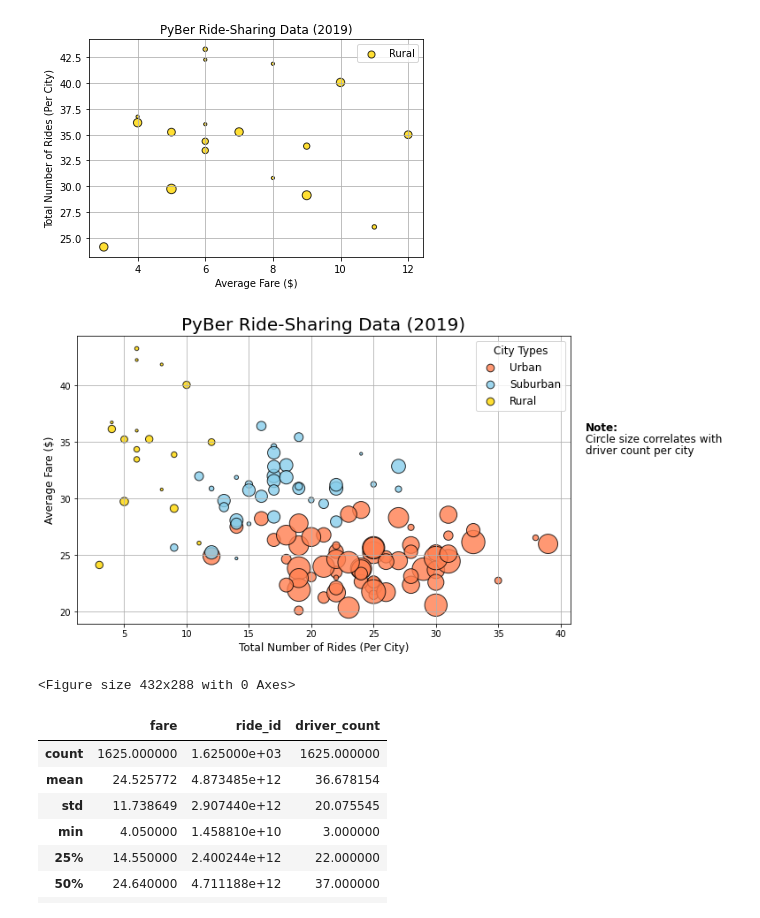
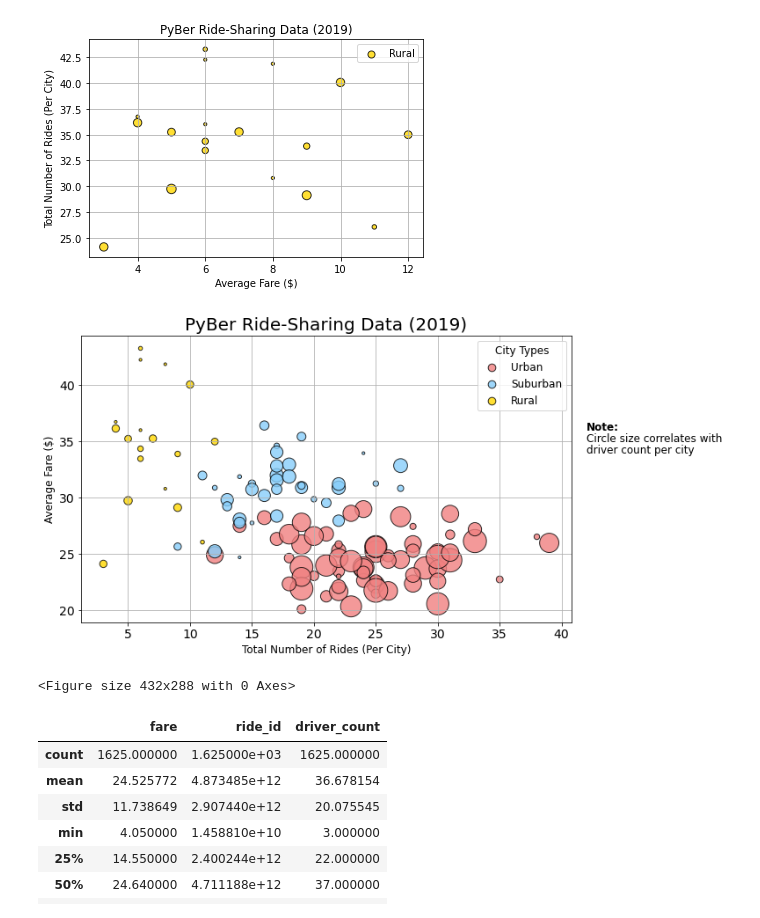
Before and after one commit to frankiebones/PyBer_Analysis, a Jupyter notebook: Pyber.ipynb, the cells around one changed output. Cells and saved outputs as stored; diff of their text form; code cells hidden in the pictures.

```diff
--- a/Pyber.ipynb
+++ b/Pyber.ipynb
@@ -206,47 +206,47 @@ plt.subplots(figsize=(10, 6))
 
 plt.scatter(urban_ride_count,
       avg_urban_fare,
-      s=10*avg_urban_drivers, c="coral",
+      s=10*avg_urban_drivers, c="lightcoral",
       edgecolor="black", linewidths=1,
       alpha=0.8, label="Urban")
 
 plt.scatter(sub_ride_count,
       avg_sub_fare,
-      s=10*avg_sub_drivers, c="skyblue",
+      s=10*avg_sub_drivers, c="lightskyblue",
       edgecolor="black", linewidths=1,
       alpha=0.8, label="Suburban")
 
 plt.scatter(rural_ride_count,
       avg_rural_fare,
       s=10*avg_rural_drivers, c="gold",
       edgecolor="black", linewidths=1,
       alpha=0.8, label="Rural")
 
 plt.title("PyBer Ride-Sharing Data (2019)", fontsize=20)
 plt.ylabel("Average Fare ($)", fontsize=12)
 plt.xlabel("Total Number of Rides (Per City)", fontsize=12)
 plt.grid(True)
 
 # Create a legend
 lgnd = plt.legend(fontsize="12", mode="Expanded",
          scatterpoints=1, loc="best", title="City Types")
 
 lgnd.legendHandles[0]._sizes = [75]
 lgnd.legendHandles[1]._sizes = [75]
 lgnd.legendHandles[2]._sizes = [75]
 lgnd.get_title().set_fontsize(12)
 
 plt.text(42, 36, "Note:", fontsize="12", weight='bold')
 plt.text(42, 35, "Circle size correlates with", fontsize="12")
 plt.text(42, 34, "driver count per city", fontsize="12")
 
 # Show the plot
 plt.show()
 
 # Save the figure.
 plt.savefig("analysis/Fig1.png")
 # %% [output]
-[figure, old version]
+[figure, new version]
 <Figure size 432x288 with 0 Axes>
 # %%
 # summary statistics
```
Also changed, not shown: parts of 8 cells of this notebook, 2 other files.
